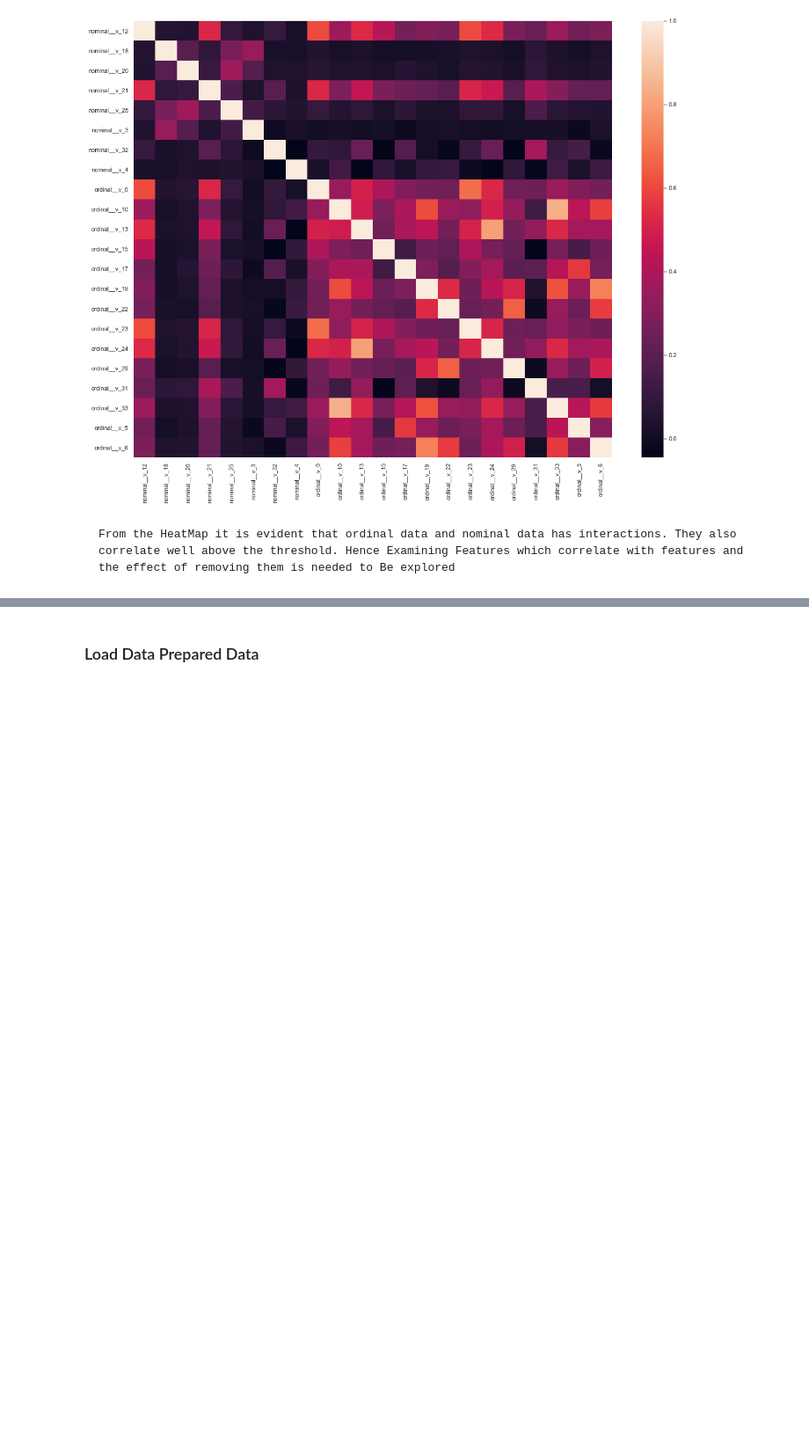
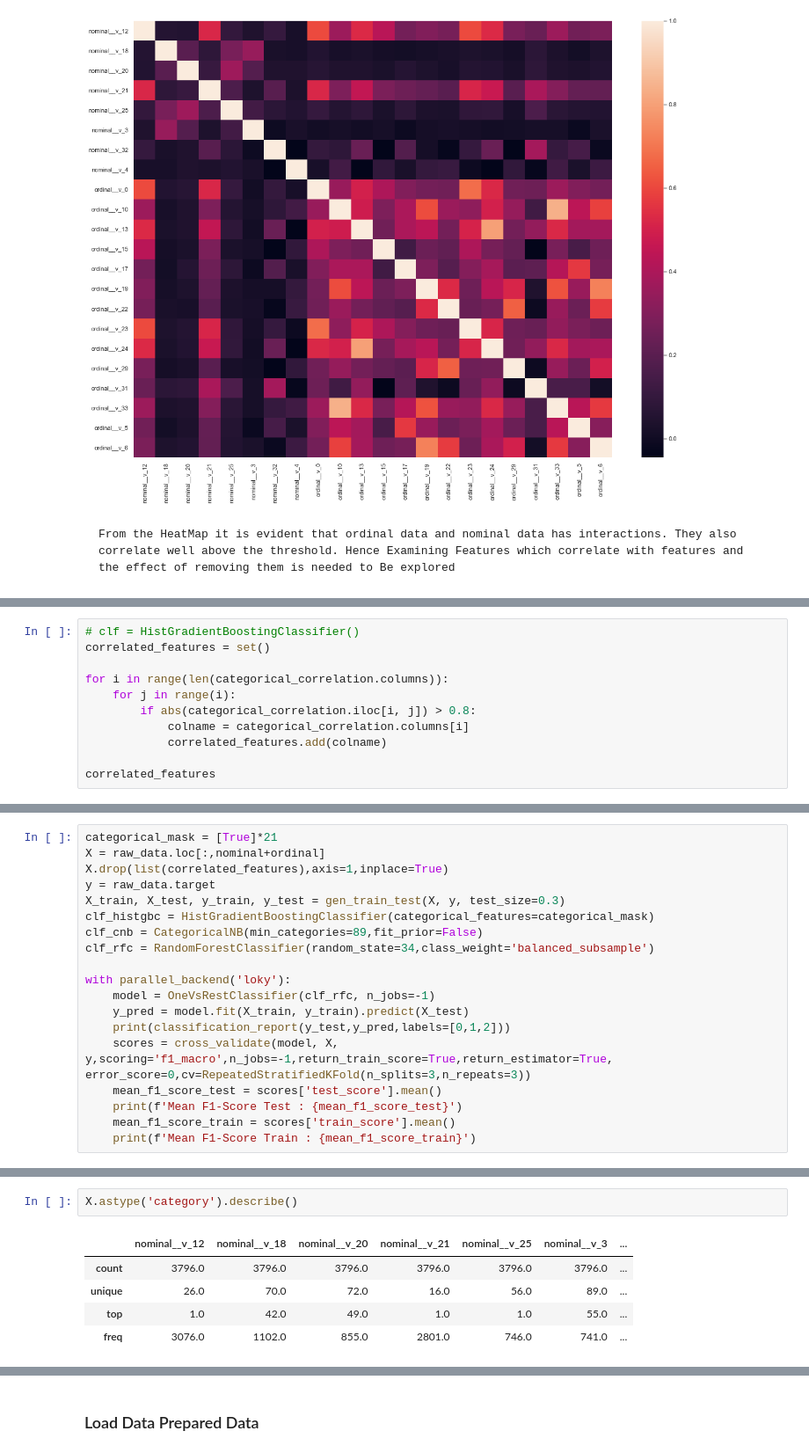
Before and after one commit to risan-raja/sdpiit, a Jupyter notebook: notebooks/sdpiitm-risan-raja-21f10000121.ipynb, the cells around one changed output, grey strips where cells are left out. Shown at 88% size. Cells and saved outputs as stored; diff of their text form; blank space fills up the shorter version.

```diff
--- a/notebooks/sdpiitm-risan-raja-21f10000121.ipynb
+++ b/notebooks/sdpiitm-risan-raja-21f10000121.ipynb
@@ -899,0 +880,11 @@ clf = HistGradientBoostingClassifier()
+# %%
+# clf = HistGradientBoostingClassifier()
+correlated_features = set()
+
+for i in range(len(categorical_correlation.columns)):
+    for j in range(i):
+        if abs(categorical_correlation.iloc[i, j]) > 0.8:
+            colname = categorical_correlation.columns[i]
+            correlated_features.add(colname)
+
+correlated_features
@@ -899,0 +893,19 @@ clf = HistGradientBoostingClassifier()
+# %%
+categorical_mask = [True]*21
+X = raw_data.loc[:,nominal+ordinal]
+X.drop(list(correlated_features),axis=1,inplace=True)
+y = raw_data.target
+X_train, X_test, y_train, y_test = gen_train_test(X, y, test_size=0.3)
+clf_histgbc = HistGradientBoostingClassifier(categorical_features=categorical_mask)
+clf_cnb = CategoricalNB(min_categories=89,fit_prior=False)
+clf_rfc = RandomForestClassifier(random_state=34,class_weight='balanced_subsample')
+
+with parallel_backend('loky'):
+    model = OneVsRestClassifier(clf_rfc, n_jobs=-1)
+    y_pred = model.fit(X_train, y_train).predict(X_test)
+    print(classification_report(y_test,y_pred,labels=[0,1,2]))
+    scores = cross_validate(model, X, y,scoring='f1_macro',n_jobs=-1,return_train_score=True,return_estimator=True, error_score=0,cv=RepeatedStratifiedKFold(n_splits=3,n_repeats=3))
+    mean_f1_score_test = scores['test_score'].mean()
+    print(f'Mean F1-Score Test : {mean_f1_score_test}')
+    mean_f1_score_train = scores['train_score'].mean()
+    print(f'Mean F1-Score Train : {mean_f1_score_train}')
@@ -899,0 +925,8 @@ clf = HistGradientBoostingClassifier()
+# %%
+X.astype('category').describe()
+# %% [output]
+|  | nominal__v_12 | nominal__v_18 | nominal__v_20 | nominal__v_21 | nominal__v_25 | nominal__v_3 | ... |
+| count | 3796.0 | 3796.0 | 3796.0 | 3796.0 | 3796.0 | 3796.0 | ... |
+| unique | 26.0 | 70.0 | 72.0 | 16.0 | 56.0 | 89.0 | ... |
+| top | 1.0 | 42.0 | 49.0 | 1.0 | 1.0 | 55.0 | ... |
+| freq | 3076.0 | 1102.0 | 855.0 | 2801.0 | 746.0 | 741.0 | ... |
```
Also changed, not shown: parts of 10 cells of this notebook.
